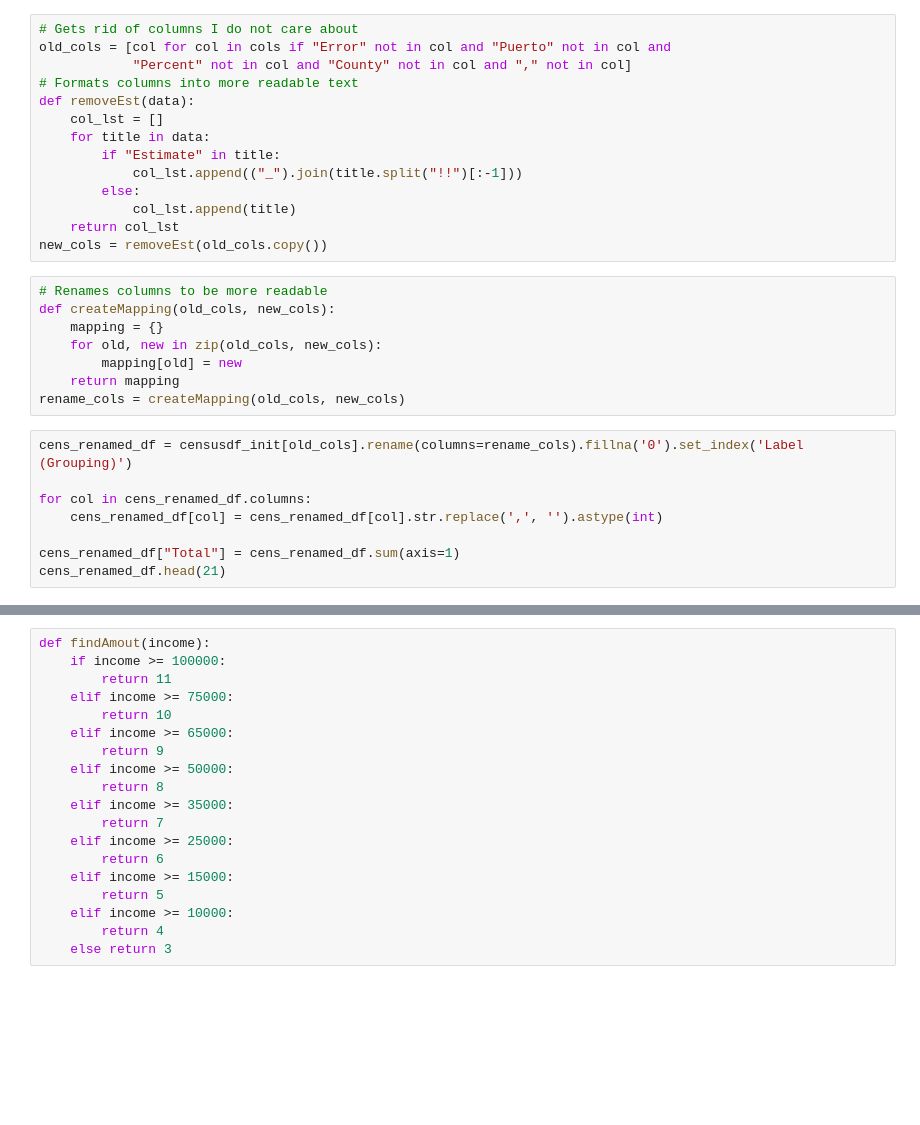
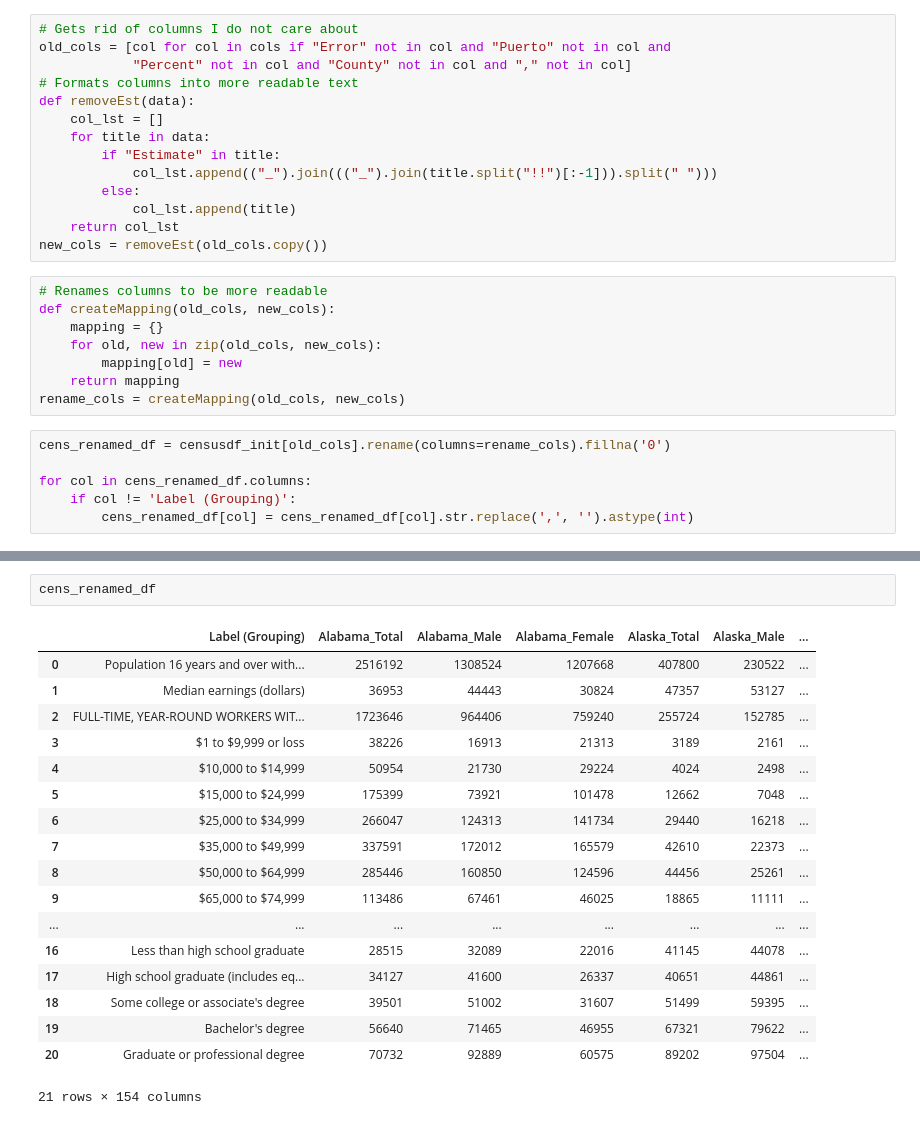
Before and after one commit to jmdebarro/whereDoIStand, a Jupyter notebook: dataManipulation.ipynb, the cells around one changed output, grey strips where cells are left out. Drawn from its saved outputs; the diff is of its cells as text; blank space fills up the shorter version.

```diff
--- a/dataManipulation.ipynb
+++ b/dataManipulation.ipynb
@@ -61,7 +62,7 @@ def removeEst(data):
     col_lst = []
     for title in data:
         if "Estimate" in title:
-            col_lst.append(("_").join(title.split("!!")[:-1]))
+            col_lst.append(("_").join((("_").join(title.split("!!")[:-1])).split(" ")))
         else:
             col_lst.append(title)
     return col_lst
@@ -75,10 +76,8 @@ def createMapping(old_cols, new_cols):
     return mapping
 rename_cols = createMapping(old_cols, new_cols)
 # %%
-cens_renamed_df = censusdf_init[old_cols].rename(columns=rename_cols).fillna('0').set_index('Label (Grouping)')
+cens_renamed_df = censusdf_init[old_cols].rename(columns=rename_cols).fillna('0')
 
 for col in cens_renamed_df.columns:
-    cens_renamed_df[col] = cens_renamed_df[col].str.replace(',', '').astype(int)
-
-cens_renamed_df["Total"] = cens_renamed_df.sum(axis=1)
-cens_renamed_df.head(21)
+    if col != 'Label (Grouping)':
+        cens_renamed_df[col] = cens_renamed_df[col].str.replace(',', '').astype(int)
@@ -105,19 +84,21 @@ cens_renamed_df.head(21)
-# %%
-def findAmout(income):
-    if income >= 100000:
-        return 11
-    elif income >= 75000:
-        return 10
-    elif income >= 65000:
-        return 9
-    elif income >= 50000:
-        return 8
-    elif income >= 35000:
-        return 7
-    elif income >= 25000:
-        return 6
-    elif income >= 15000:
-        return 5
-    elif income >= 10000:
-        return 4
-    else return 3
+# %%
+cens_renamed_df
+# %% [output]
+|  | Label (Grouping) | Alabama_Total | Alabama_Male | Alabama_Female | Alaska_Total | Alaska_Male | ... |
+| 0 | Population 16 years and over with... | 2516192 | 1308524 | 1207668 | 407800 | 230522 | ... |
+| 1 | Median earnings (dollars) | 36953 | 44443 | 30824 | 47357 | 53127 | ... |
+| 2 | FULL-TIME, YEAR-ROUND WORKERS WIT... | 1723646 | 964406 | 759240 | 255724 | 152785 | ... |
+| 3 | $1 to $9,999 or loss | 38226 | 16913 | 21313 | 3189 | 2161 | ... |
+| 4 | $10,000 to $14,999 | 50954 | 21730 | 29224 | 4024 | 2498 | ... |
+| 5 | $15,000 to $24,999 | 175399 | 73921 | 101478 | 12662 | 7048 | ... |
+| 6 | $25,000 to $34,999 | 266047 | 124313 | 141734 | 29440 | 16218 | ... |
+| 7 | $35,000 to $49,999 | 337591 | 172012 | 165579 | 42610 | 22373 | ... |
+| 8 | $50,000 to $64,999 | 285446 | 160850 | 124596 | 44456 | 25261 | ... |
+| 9 | $65,000 to $74,999 | 113486 | 67461 | 46025 | 18865 | 11111 | ... |
+| ... | ... | ... | ... | ... | ... | ... | ... |
+| 16 | Less than high school graduate | 28515 | 32089 | 22016 | 41145 | 44078 | ... |
+| 17 | High school graduate (includes eq... | 34127 | 41600 | 26337 | 40651 | 44861 | ... |
+| 18 | Some college or associate's degree | 39501 | 51002 | 31607 | 51499 | 59395 | ... |
+| 19 | Bachelor's degree | 56640 | 71465 | 46955 | 67321 | 79622 | ... |
+| 20 | Graduate or professional degree | 70732 | 92889 | 60575 | 89202 | 97504 | ... |
+21 rows × 154 columns
```
Also changed, not shown: parts of 9 cells of this notebook, 9 other files.
